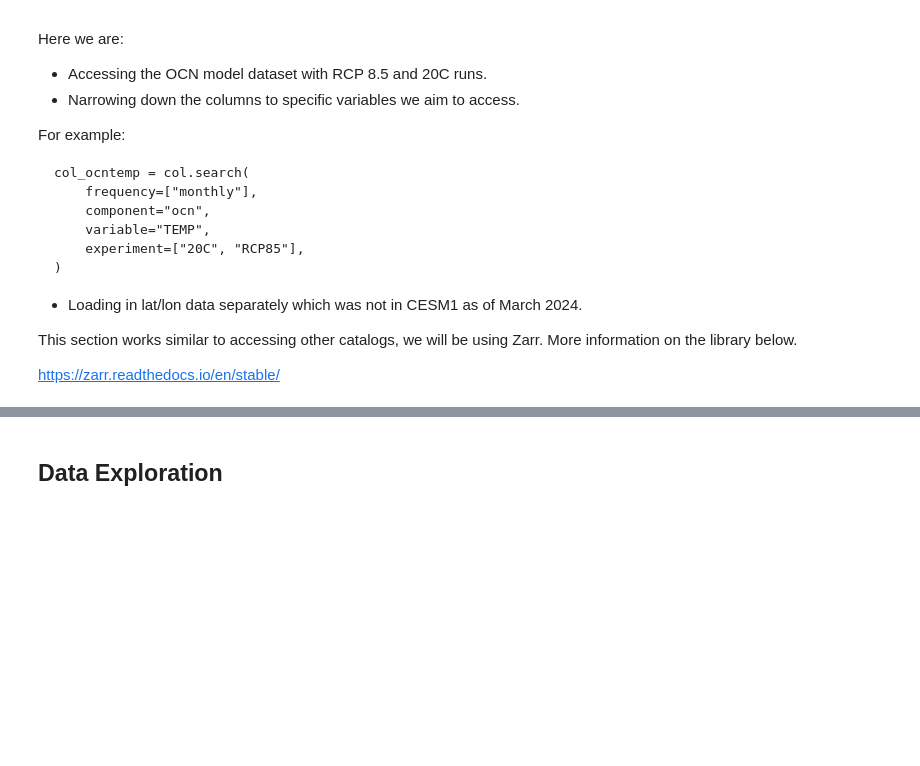
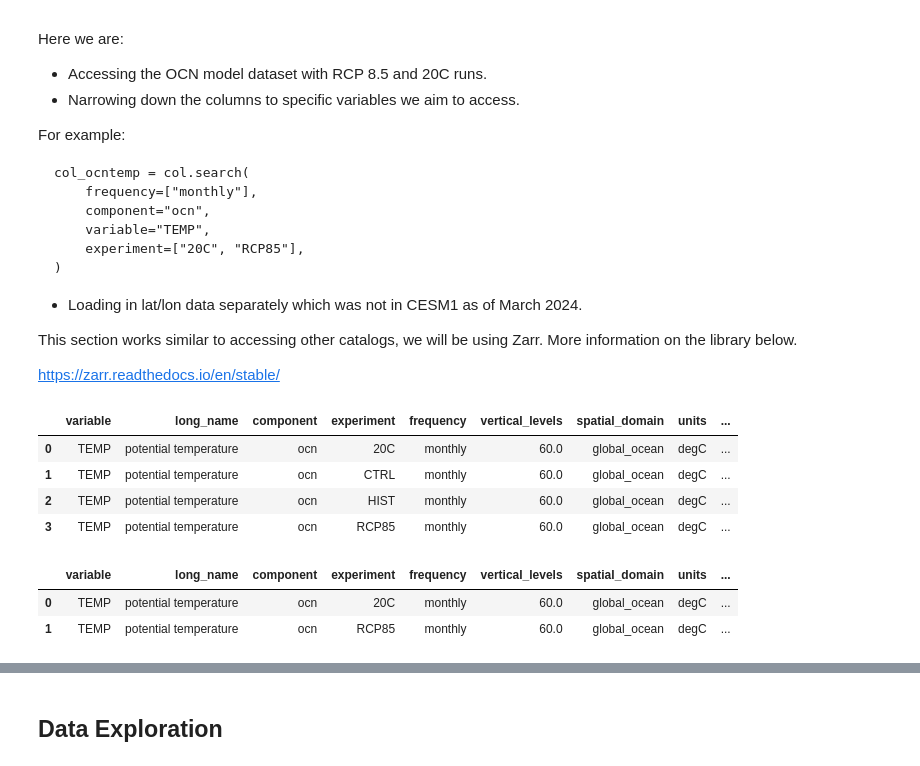
Before and after one commit to olleholt/toolkit, a Jupyter notebook: Mapping.ipynb, the cells around one changed output, grey strips where cells are left out. Saved outputs shown, nothing was run; the diff lists cells and outputs as text; code cells hidden in the pictures; blank space fills up the shorter version.

```diff
--- a/Mapping.ipynb
+++ b/Mapping.ipynb
@@ -36,0 +56,32 @@ https://zarr.readthedocs.io/en/stable/
+# %%
+# Open original collection description file: CESM1 LENS
+cat_url = "https://ncar-cesm-lens.s3-us-west-2.amazonaws.com/catalogs/aws-cesm1-le.json"
+col = intake.open_esm_datastore(cat_url)
+col
+
+# Location of file containing grid (lat/lon) information for CESM1 LENS
+grid_url="s3://ncar-cesm-lens/ocn/static/grid.zarr"
+# %%
+# Search for the TEMP variable, display the first few entries in the resulting data frame
+col.search(variable="TEMP").df
+# %% [output]
+|  | variable | long_name | component | experiment | frequency | vertical_levels | spatial_domain | units | ... |
+| 0 | TEMP | potential temperature | ocn | 20C | monthly | 60.0 | global_ocean | degC | ... |
+| 1 | TEMP | potential temperature | ocn | CTRL | monthly | 60.0 | global_ocean | degC | ... |
+| 2 | TEMP | potential temperature | ocn | HIST | monthly | 60.0 | global_ocean | degC | ... |
+| 3 | TEMP | potential temperature | ocn | RCP85 | monthly | 60.0 | global_ocean | degC | ... |
+# %%
+# Get more detailed: search for monthly output for the 20th century and RCP8.5
+# ("HIST" is the 1850-1919 period, which is only in the first ensemble member, and "20C" is 1920-2005 which is common across all the other members =
+col_ocntemp = col.search(
+    frequency=["monthly"],
+    component="ocn",
+    variable="TEMP",
+    experiment=["20C", "RCP85"],
+)
+
+col_ocntemp.df
+# %% [output]
+|  | variable | long_name | component | experiment | frequency | vertical_levels | spatial_domain | units | ... |
+| 0 | TEMP | potential temperature | ocn | 20C | monthly | 60.0 | global_ocean | degC | ... |
+| 1 | TEMP | potential temperature | ocn | RCP85 | monthly | 60.0 | global_ocean | degC | ... |
```
Also changed, not shown: parts of 7 cells of this notebook.
